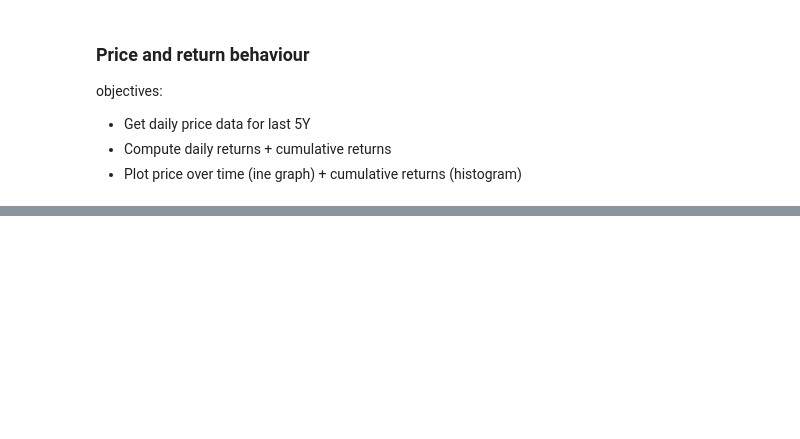
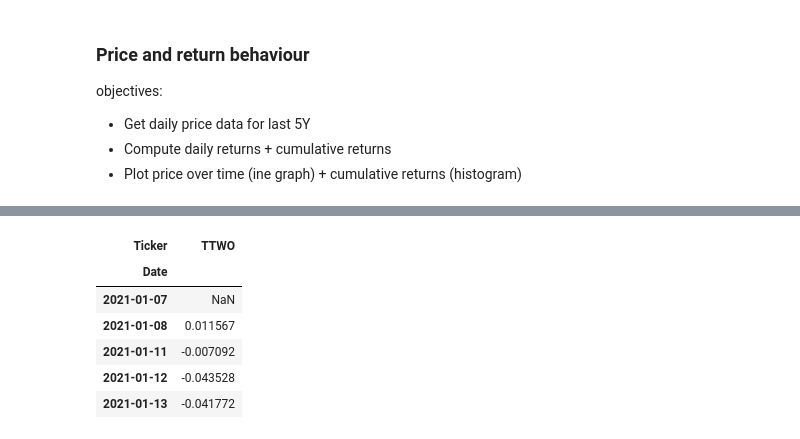
Before and after one commit to auppal1/TTWO-Stock-analysis, a Jupyter notebook: TTWO_analysis.ipynb, the cells around one changed output, grey strips where cells are left out. Cells and saved outputs as stored; diff of their text form; code cells hidden in the pictures; blank space fills up the shorter version.

```diff
--- a/TTWO_analysis.ipynb
+++ b/TTWO_analysis.ipynb
@@ -61,8 +95,16 @@ log_daily_returns.plot(title='Daily returns 5Y',figsize=(8,8))
 # %%
 # Calculate cumulative returns
 
-cumulative_data = log_returns.cumsum()
+cumulative_data = log_daily_returns.cumsum()
 cumulative_data.head()
+# %% [output]
+| Ticker | TTWO |
+| Date |  |
+| 2021-01-07 | NaN |
+| 2021-01-08 | 0.011567 |
+| 2021-01-11 | -0.007092 |
+| 2021-01-12 | -0.043528 |
+| 2021-01-13 | -0.041772 |
 # %%
 # Plot cumulative returns
 cumulative_data.plot(title='Cumulative returns 5Y',figsize=(8,8))
```
Also changed, not shown: parts of 18 cells of this notebook.
